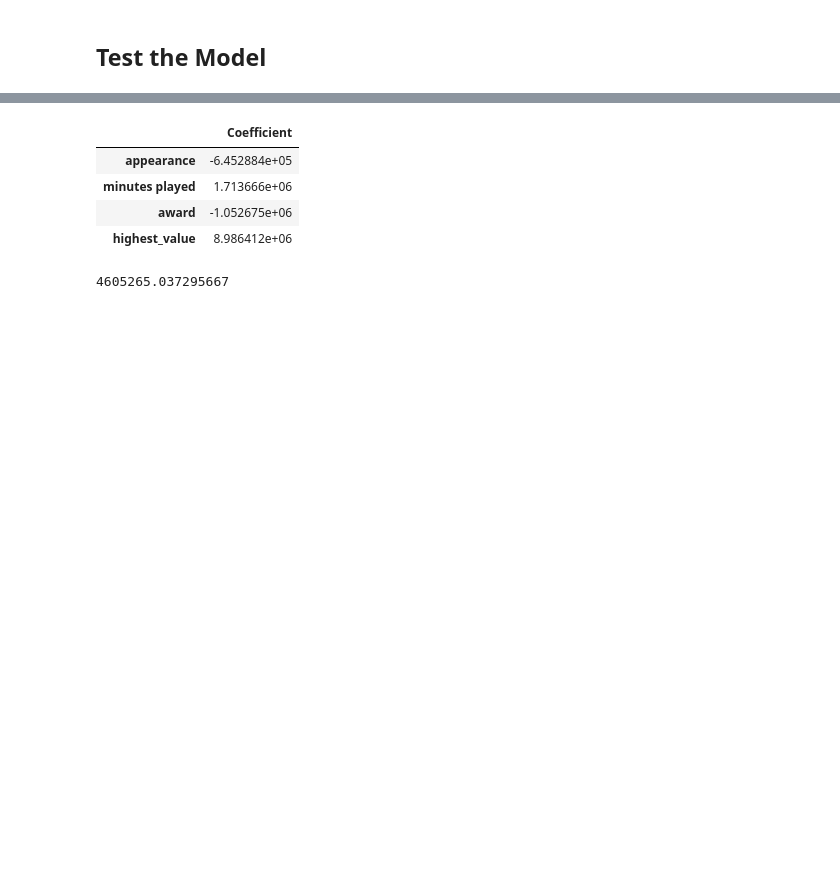
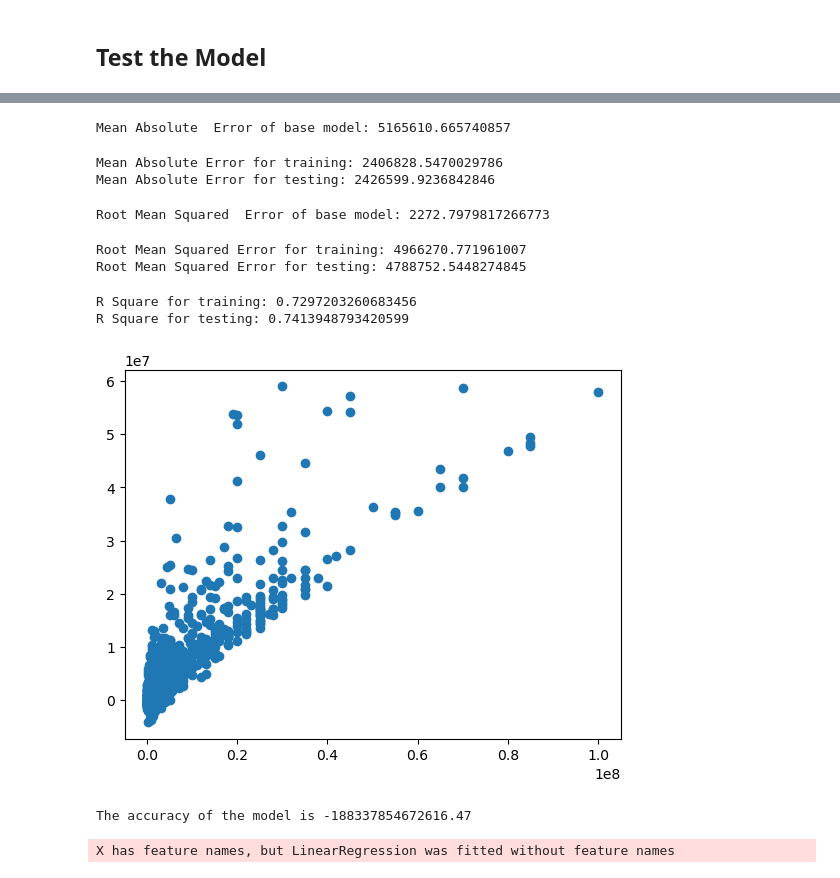
Before and after one commit to pylena/Usecase-7, a Jupyter notebook: EDA explain template.ipynb, the cells around one changed output, grey strips where cells are left out. Saved outputs shown, nothing was run; the diff lists cells and outputs as text; code cells hidden in the pictures; blank space fills up the shorter version.

```diff
--- a/EDA explain template.ipynb
+++ b/EDA explain template.ipynb
@@ -165,0 +212,2 @@ df_football.shape
+# %%
+df_football = df_football[df_football['current_value'] <= 100000000]
@@ -208,7 +260,7 @@ fig = px.histogram(
 # Show the figure
 fig.show()
 # %%
-df_football = df_football[(df_football['age'] < 35 )] #filter out outliers
+df_football = df_football[(df_football['age'] <= 35 )] #filter out outliers
 # %%
 df_football.shape
 # %% [output]
@@ -359,17 +423,46 @@ y_pred = model.predict(X_test_scaled)
+# %%
+# our benchmark model
+mse_base = mean_absolute_error(y_test, y_base )
+print(f'Mean Absolute  Error of base model: {mse_base}')
+# %% [output]
+Mean Absolute  Error of base model: 5165610.665740857
+# %%
+mae_train = mean_absolute_error(y_train, model.predict(X_train_scaled))
+mae_test = mean_absolute_error(y_test, y_pred)
+print(f'Mean Absolute Error for training: {mae_train}')
+print(f'Mean Absolute Error for testing: {mae_test}')
+# %% [output]
+Mean Absolute Error for training: 2406828.5470029786
+Mean Absolute Error for testing: 2426599.9236842846
+# %%
+# our benchmark model
+print(f'Root Mean Squared  Error of base model: {np.sqrt(mse_base)}')
+# %% [output]
+Root Mean Squared  Error of base model: 2272.7979817266773
+# %%
+print(f'Root Mean Squared Error for training: {np.sqrt(mse_train)}')
+print(f'Root Mean Squared Error for testing: {np.sqrt(mse_test)}')
+# %% [output]
+Root Mean Squared Error for training: 4966270.771961007
+Root Mean Squared Error for testing: 4788752.5448274845
+# %%
+r2_score_train = r2_score(y_train, model.predict(X_train_scaled))
+r2_score_test = r2_score(y_test, y_pred)
+print(f'R Square for training: {r2_score_train}')
+print(f'R Square for testing: {r2_score_test}')
+# %% [output]
+R Square for training: 0.7297203260683456
+R Square for testing: 0.7413948793420599
+# %%
+predictions = model.predict(X_test_scaled)
+Real_Values = np.array(y_test)
+plt.scatter(Real_Values,predictions);
+# %% [output]
+[figure, added]
 # %%
-# accuracy of the model
+# model accuracy
 accuracy = model.score(X_test, y_test)
 print(f'The accuracy of the model is {accuracy}')
+# %% [output]
+The accuracy of the model is -188337854672616.47
+X has feature names, but LinearRegression was fitted without feature names
-# %%
-coeff_df = pd.DataFrame(model.coef_,X.columns,columns=['Coefficient'])
-coeff_df
-# %% [output]
-|  | Coefficient |
-| appearance | -6.452884e+05 |
-| minutes played | 1.713666e+06 |
-| award | -1.052675e+06 |
-| highest_value | 8.986412e+06 |
-# %%
-print(model.intercept_)
-# %% [output]
-4605265.037295667
```
Also changed, not shown: parts of 20 cells of this notebook.
